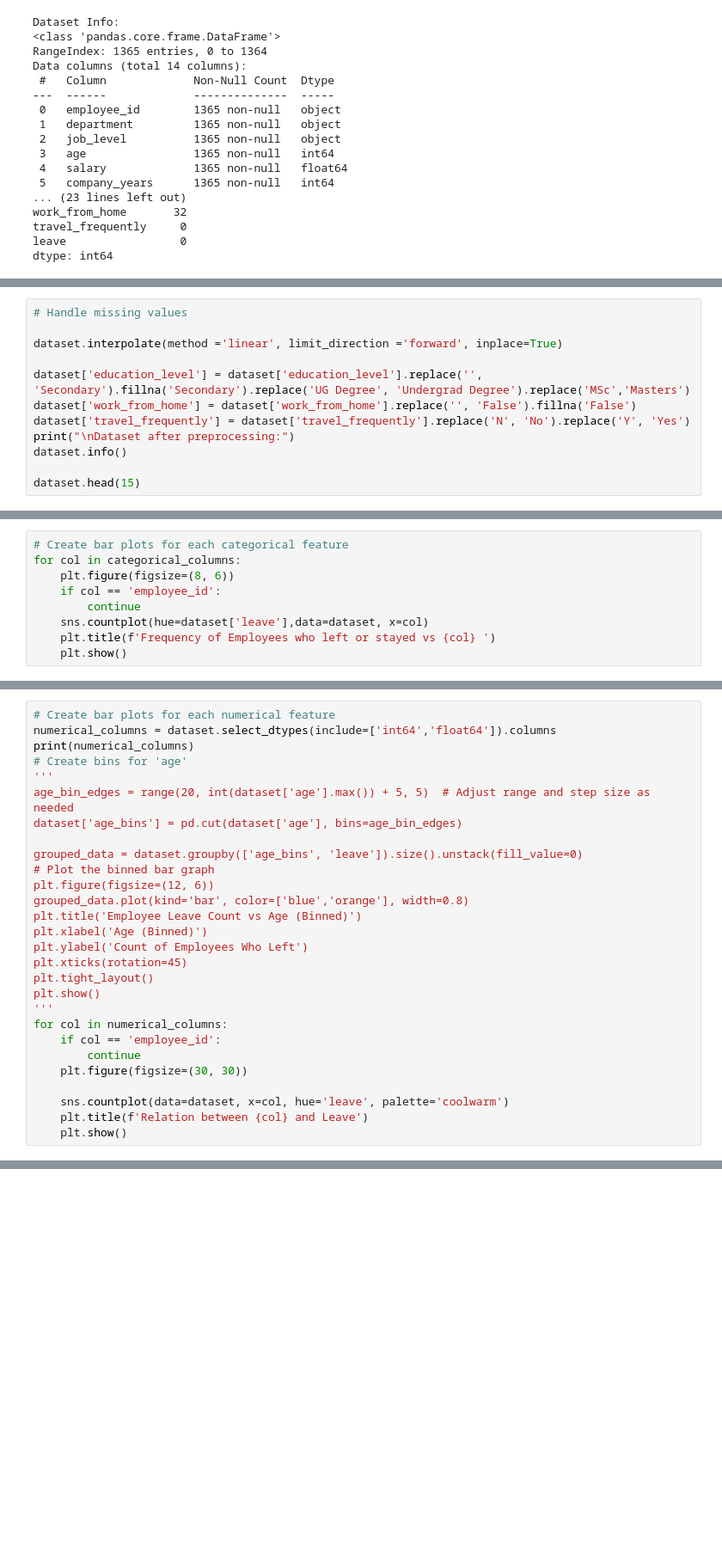
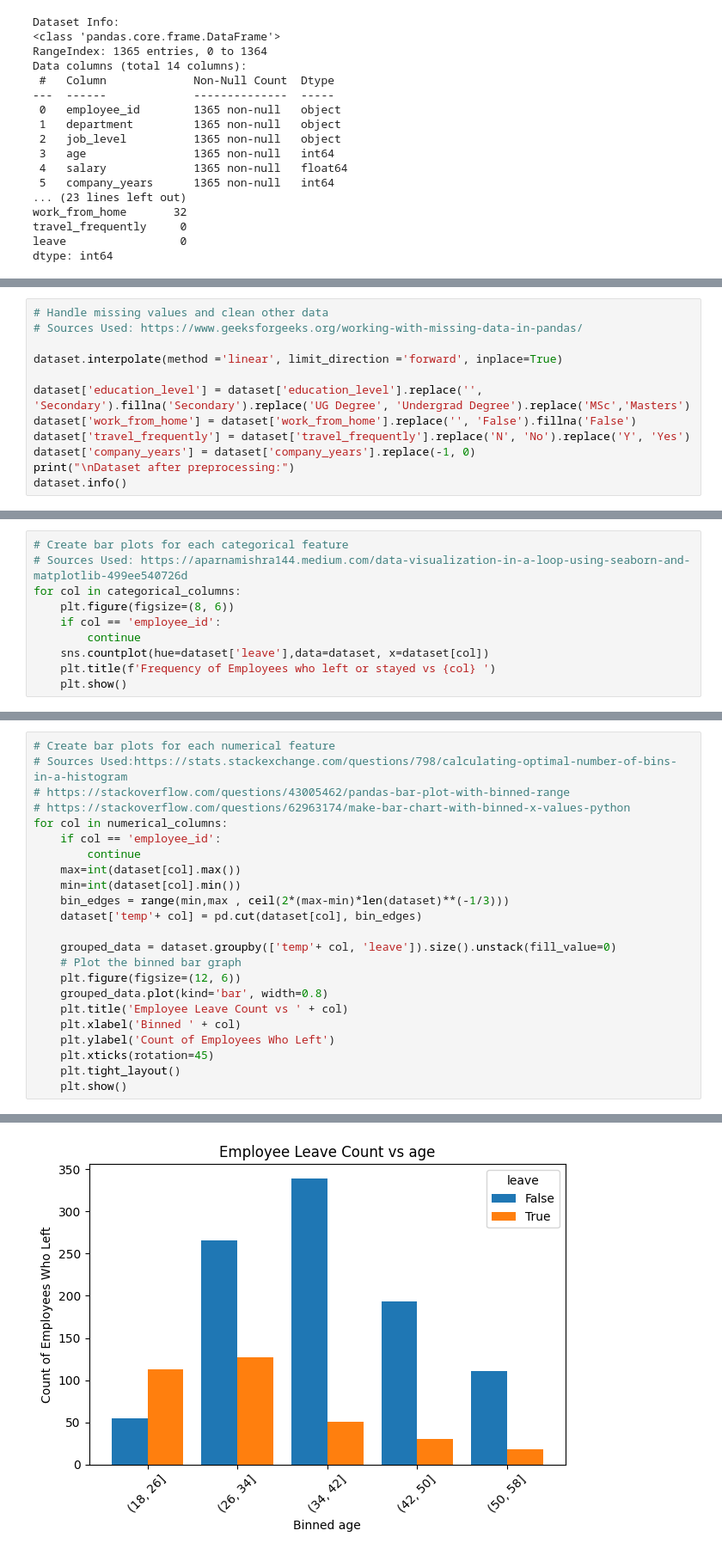
Before and after one commit to SanMas99/University_Work, a Jupyter notebook: Data Science/Assignment 2/Assignment_2.ipynb, the cells around one changed output, grey strips where cells are left out. Shown: that part at 86% size. Drawn from its saved outputs; the diff is of its cells as text; blank space fills up the shorter version.

```diff
--- a/Data Science/Assignment 2/Assignment_2.ipynb
+++ b/Data Science/Assignment 2/Assignment_2.ipynb
@@ -95,17 +97,17 @@ N       41
 Y       14
 Name: count, dtype: int64
 # %%
-# Handle missing values
+# Handle missing values and clean other data
+# Sources Used: https://www.geeksforgeeks.org/working-with-missing-data-in-pandas/
 
 dataset.interpolate(method ='linear', limit_direction ='forward', inplace=True)
 
 dataset['education_level'] = dataset['education_level'].replace('', 'Secondary').fillna('Secondary').replace('UG Degree', 'Undergrad Degree').replace('MSc','Masters')
 dataset['work_from_home'] = dataset['work_from_home'].replace('', 'False').fillna('False')
 dataset['travel_frequently'] = dataset['travel_frequently'].replace('N', 'No').replace('Y', 'Yes')
+dataset['company_years'] = dataset['company_years'].replace(-1, 0)
 print("\nDataset after preprocessing:")
 dataset.info()
-
-dataset.head(15)
 # %% [output]
 Dataset after preprocessing:
 <class 'pandas.core.frame.DataFrame'>
@@ -151,11 +137,12 @@ plt.show()
 [figure]
 # %%
 # Create bar plots for each categorical feature
+# Sources Used: https://aparnamishra144.medium.com/data-visualization-in-a-loop-using-seaborn-and-matplotlib-499ee540726d
 for col in categorical_columns:
     plt.figure(figsize=(8, 6))
     if col == 'employee_id':
         continue
-    sns.countplot(hue=dataset['leave'],data=dataset, x=col)
+    sns.countplot(hue=dataset['leave'],data=dataset, x=dataset[col])
     plt.title(f'Frequency of Employees who left or stayed vs {col} ')
     plt.show()
 # %% [output]
@@ -168,30 +155,25 @@ for col in categorical_columns:
 [figure]
 # %%
 # Create bar plots for each numerical feature
-numerical_columns = dataset.select_dtypes(include=['int64','float64']).columns
-print(numerical_columns)
-# Create bins for 'age'
-'''
-age_bin_edges = range(20, int(dataset['age'].max()) + 5, 5)  # Adjust range and step size as needed
-dataset['age_bins'] = pd.cut(dataset['age'], bins=age_bin_edges)
-
-grouped_data = dataset.groupby(['age_bins', 'leave']).size().unstack(fill_value=0)
-# Plot the binned bar graph
-plt.figure(figsize=(12, 6))
-grouped_data.plot(kind='bar', color=['blue','orange'], width=0.8)
-plt.title('Employee Leave Count vs Age (Binned)')
-plt.xlabel('Age (Binned)')
-plt.ylabel('Count of Employees Who Left')
-plt.xticks(rotation=45)
-plt.tight_layout()
-plt.show()
-'''
+# Sources Used:https://stats.stackexchange.com/questions/798/calculating-optimal-number-of-bins-in-a-histogram
+# https://stackoverflow.com/questions/43005462/pandas-bar-plot-with-binned-range
+# https://stackoverflow.com/questions/62963174/make-bar-chart-with-binned-x-values-python
 for col in numerical_columns:
     if col == 'employee_id':
         continue
-    plt.figure(figsize=(30, 30))
+    max=int(dataset[col].max())
+    min=int(dataset[col].min())
+    bin_edges = range(min,max , ceil(2*(max-min)*len(dataset)**(-1/3)))
+    dataset['temp'+ col] = pd.cut(dataset[col], bin_edges)
 
-    sns.countplot(data=dataset, x=col, hue='leave', palette='coolwarm')
-    plt.title(f'Relation between {col} and Leave')
+    grouped_data = dataset.groupby(['temp'+ col, 'leave']).size().unstack(fill_value=0)
+    # Plot the binned bar graph
+    plt.figure(figsize=(12, 6))
+    grouped_data.plot(kind='bar', width=0.8)
+    plt.title('Employee Leave Count vs ' + col)
+    plt.xlabel('Binned ' + col)
+    plt.ylabel('Count of Employees Who Left')
+    plt.xticks(rotation=45)
+    plt.tight_layout()
     plt.show()
 # %% [output]
@@ -199 +181,2 @@ Index(['age', 'salary', 'company_years', 'career_years', 'distance'], dtype='obj
+[figure, new version]
 <Figure size 1200x600 with 0 Axes>
```
Also changed, not shown: parts of 5 cells of this notebook, 10 other files.
